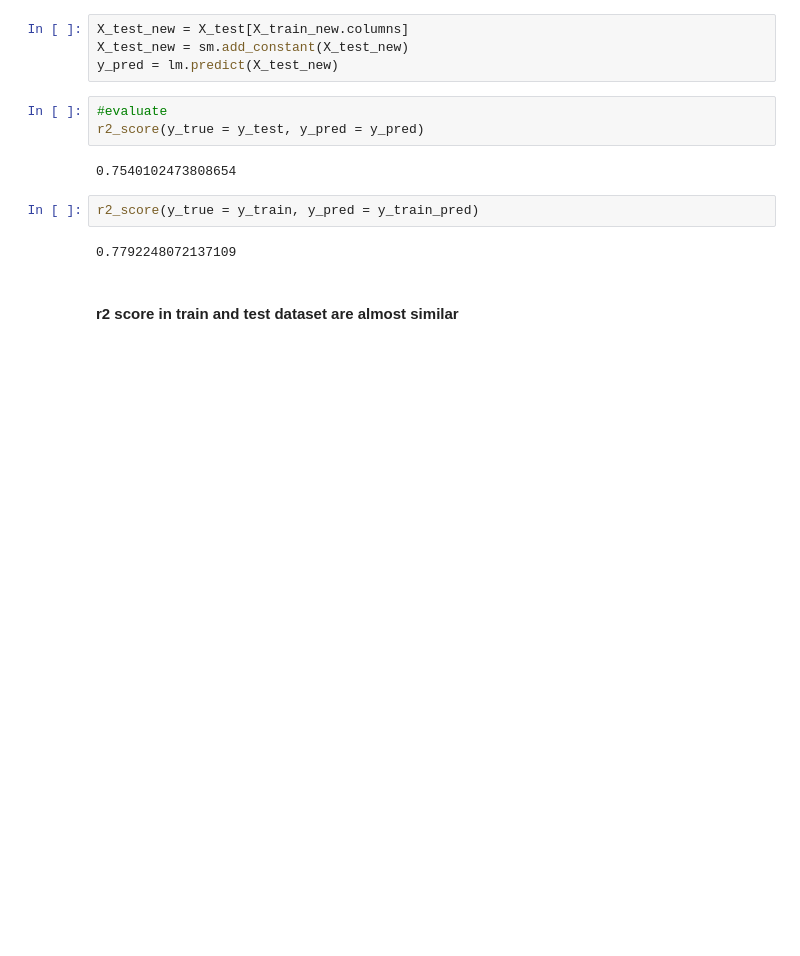
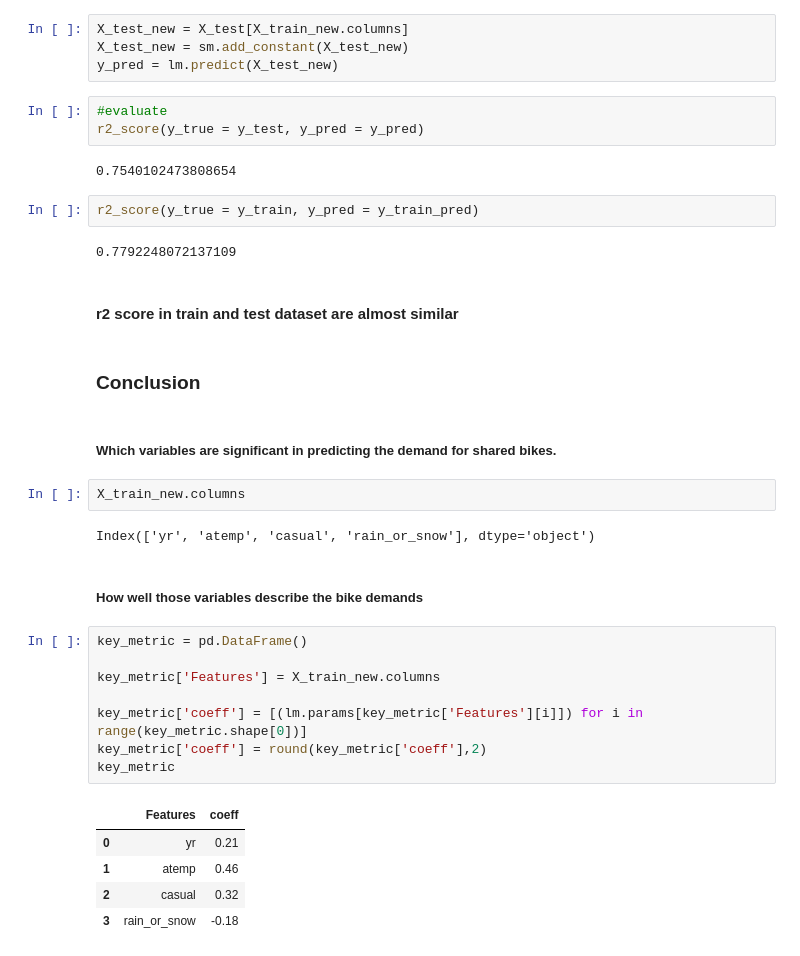
Before and after one commit to scpowar/Linear-Regression-Assignment, a Jupyter notebook: Bike_sharing_case_study.ipynb, the cells around one changed output. Saved outputs shown, nothing was run; the diff lists cells and outputs as text; blank space fills up the shorter version.

```diff
--- a/Bike_sharing_case_study.ipynb
+++ b/Bike_sharing_case_study.ipynb
@@ -457,3 +457,27 @@ r2_score(y_true = y_train, y_pred = y_train_pred)
 0.7792248072137109
 # %% [markdown]
 #### r2 score in train and test dataset are almost similar
+# %% [markdown]
+### Conclusion
+# %% [markdown]
+##### Which variables are significant in predicting the demand for shared bikes.
+# %%
+X_train_new.columns
+# %% [output]
+Index(['yr', 'atemp', 'casual', 'rain_or_snow'], dtype='object')
+# %% [markdown]
+##### How well those variables describe the bike demands
+# %%
+key_metric = pd.DataFrame()
+
+key_metric['Features'] = X_train_new.columns
+
+key_metric['coeff'] = [(lm.params[key_metric['Features'][i]]) for i in range(key_metric.shape[0])]
+key_metric['coeff'] = round(key_metric['coeff'],2)
+key_metric
+# %% [output]
+|  | Features | coeff |
+| 0 | yr | 0.21 |
+| 1 | atemp | 0.46 |
+| 2 | casual | 0.32 |
+| 3 | rain_or_snow | -0.18 |
```
Also changed, not shown: parts of 3 cells of this notebook.
